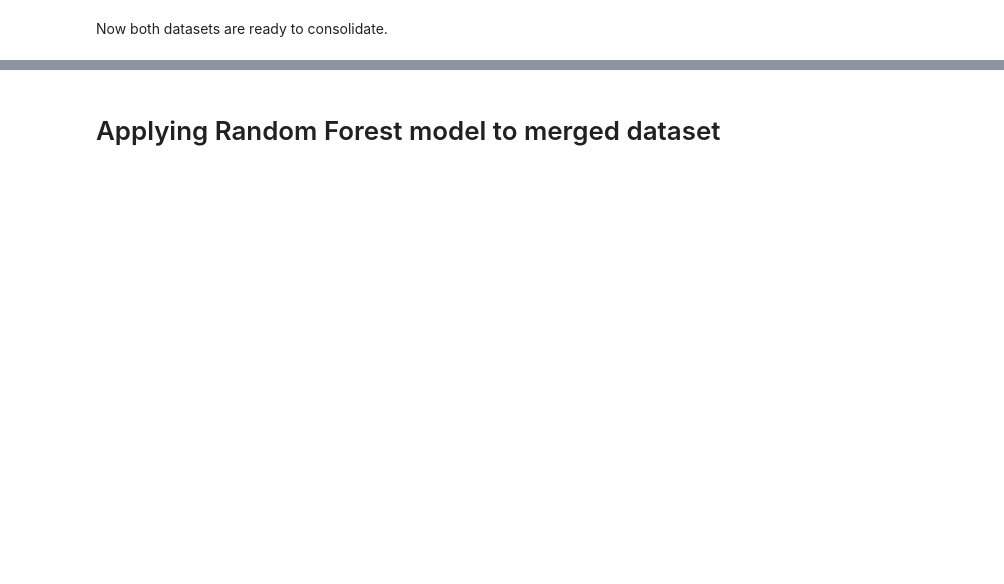
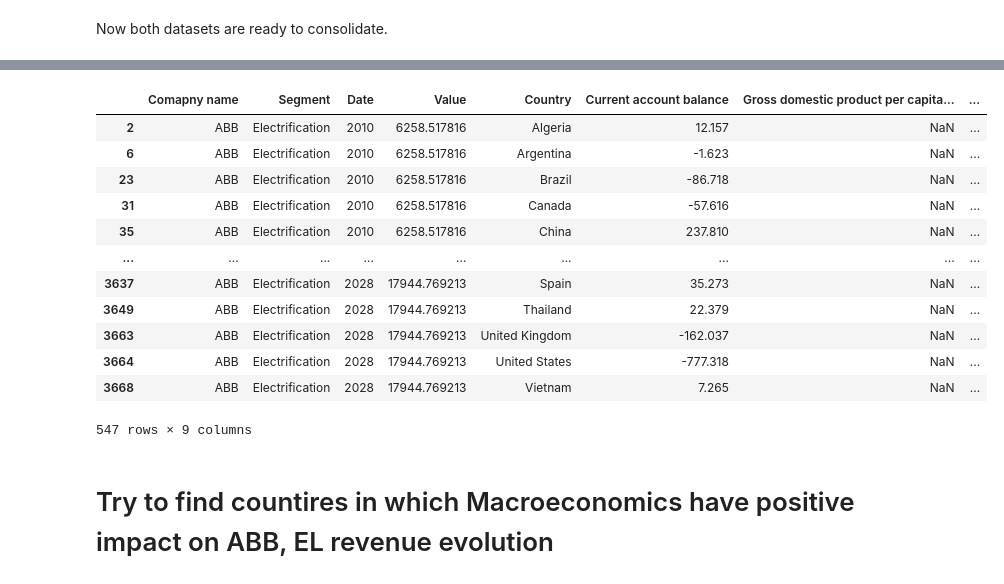
Before and after one commit to JakubKrezel/DS_project_JK, a Jupyter notebook: DS project.ipynb, the cells around one changed output, grey strips where cells are left out. Cells and saved outputs as stored; diff of their text form; code cells hidden in the pictures; blank space fills up the shorter version.

```diff
--- a/DS project.ipynb
+++ b/DS project.ipynb
@@ -348,9 +478,9 @@ X = (electrification_data['Date'] - electrification_data['Date'].min()).dt.days.
 y = electrification_data['Value']
 
 # Linear regression model
-model = LinearRegression()
+model = SVR(kernel='linear')
 model.fit(X, y)
-future_dates = pd.date_range(start=electrification_data['Date'].min(), end='2028-12-31', freq='M')
+future_dates = pd.date_range(start=electrification_data['Date'].min(), end='2028-12-31', freq='Q')
 future_days = (future_dates - electrification_data['Date'].min()).days.values.reshape(-1, 1)
 
 # Predict revenues for future dates and create a DataFrame
@@ -396,7 +616,7 @@ values_to_remove = ['National currency', 'Percent change','Purchasing power pari
        'Purchasing power parity; 2017 international dollar', 'Percent',
        'National currency per current international dollar',
        'Percent of GDP', 'Percent of total labor force', 'Percent of potential GDP']
-macro = macro[~macro['Units'].isin(values_to_remove)]
+macro = macro[~macro['Subject Descriptor'].isin(values_to_remove)]
 macro = macro.dropna(subset=['Value'])
 
 macro
@@ -449,2 +798,0 @@ merged_df
-# %% [markdown]
-# Applying Random Forest model to merged dataset
@@ -489,0 +799,25 @@ results_df
+# %%
+countries = [
+    'China', 'India', 'United States', 'Indonesia', 'Brazil', 'Mexico','Japan', 'Philippines', 'Egypt', 'Vietnam',
+    'Turkey', 'Iran', 'Germany', 'Thailand', 'United Kingdom', 'France', 'Italy', 'South Africa',
+    'Myanmar', 'South Korea', 'Colombia', 'Spain', 'Argentina', 'Algeria', 'Iraq',
+    'Poland', 'Canada', 'Morocco', 'Saudi Arabia','Peru', 'Malaysia','Venezuela']
+
+merged_df = merged_df[merged_df['Country'].isin(countries)]
+merged_df
+# %% [output]
+|  | Comapny name | Segment | Date | Value | Country | Current account balance | Gross domestic product per capita... | ... |
+| 2 | ABB | Electrification | 2010 | 6258.517816 | Algeria | 12.157 | NaN | ... |
+| 6 | ABB | Electrification | 2010 | 6258.517816 | Argentina | -1.623 | NaN | ... |
+| 23 | ABB | Electrification | 2010 | 6258.517816 | Brazil | -86.718 | NaN | ... |
+| 31 | ABB | Electrification | 2010 | 6258.517816 | Canada | -57.616 | NaN | ... |
+| 35 | ABB | Electrification | 2010 | 6258.517816 | China | 237.810 | NaN | ... |
+| ... | ... | ... | ... | ... | ... | ... | ... | ... |
+| 3637 | ABB | Electrification | 2028 | 17944.769213 | Spain | 35.273 | NaN | ... |
+| 3649 | ABB | Electrification | 2028 | 17944.769213 | Thailand | 22.379 | NaN | ... |
+| 3663 | ABB | Electrification | 2028 | 17944.769213 | United Kingdom | -162.037 | NaN | ... |
+| 3664 | ABB | Electrification | 2028 | 17944.769213 | United States | -777.318 | NaN | ... |
+| 3668 | ABB | Electrification | 2028 | 17944.769213 | Vietnam | 7.265 | NaN | ... |
+547 rows × 9 columns
+# %% [markdown]
+# Try to find countires in which Macroeconomics have positive impact on ABB, EL revenue evolution
```
Also changed, not shown: parts of 36 cells of this notebook.
